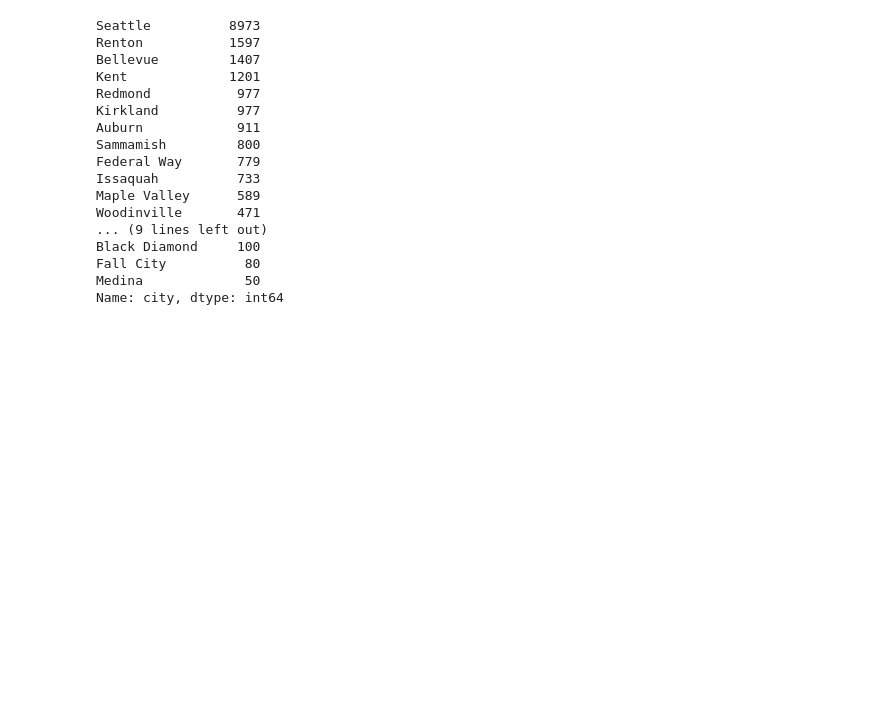
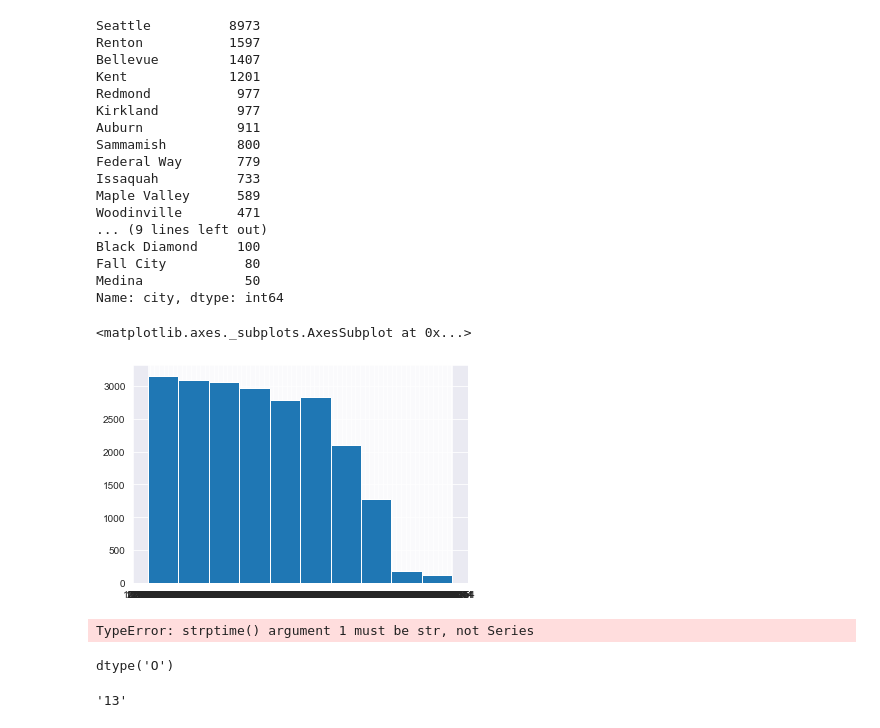
Before and after one commit to Stenke/King-County-Housing-Regression-Analysis, a Jupyter notebook: House(party)_Data-Clean-EDA.ipynb, the cells around one changed output. Saved outputs shown, nothing was run; the diff lists cells and outputs as text; code cells hidden in the pictures; blank space fills up the shorter version.

```diff
--- a/House(party)_Data-Clean-EDA.ipynb
+++ b/House(party)_Data-Clean-EDA.ipynb
@@ -118,7 +118,7 @@ house_data['view'].isna().sum()
 # %% [output]
 0
 # %%
-house_data.drop(['id', 'date'], axis=1, inplace=True)
+house_data.drop(['id'], axis=1, inplace=True)
 house_data.describe()
 # %% [output]
 |  | price | bedrooms | bathrooms | sqft_living | sqft_lot | floors | waterfront | view | condition | grade | ... |
@@ -651,3 +634,8 @@ Black Diamond     100
 Fall City          80
 Medina             50
 Name: city, dtype: int64
+# %%
+house_data.date.hist()
+# %% [output]
+<matplotlib.axes._subplots.AxesSubplot at 0x...>
+[figure, added]
@@ -653,0 +647,8 @@ Name: city, dtype: int64
+# %%
+date = datetime.datetime.strptime(house_data.date, '%m')
+# %% [output]
+TypeError: strptime() argument 1 must be str, not Series
+# %%
+house_data.date.dtype
+# %% [output]
+dtype('O')
@@ -653,0 +657,4 @@ Name: city, dtype: int64
+# %%
+month[1]
+# %% [output]
+'13'
```
Also changed, not shown: parts of 30 cells of this notebook, 8 other files.
